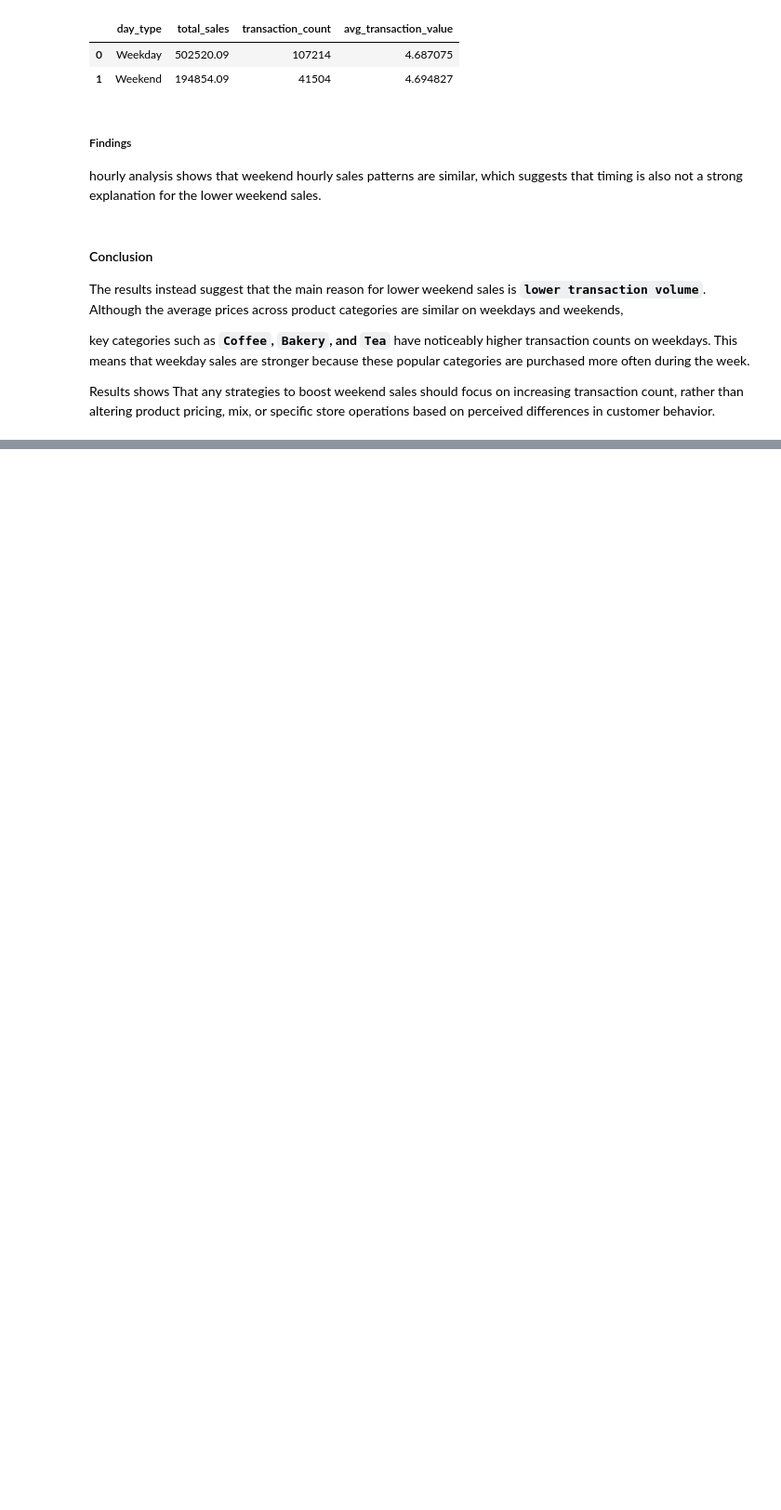
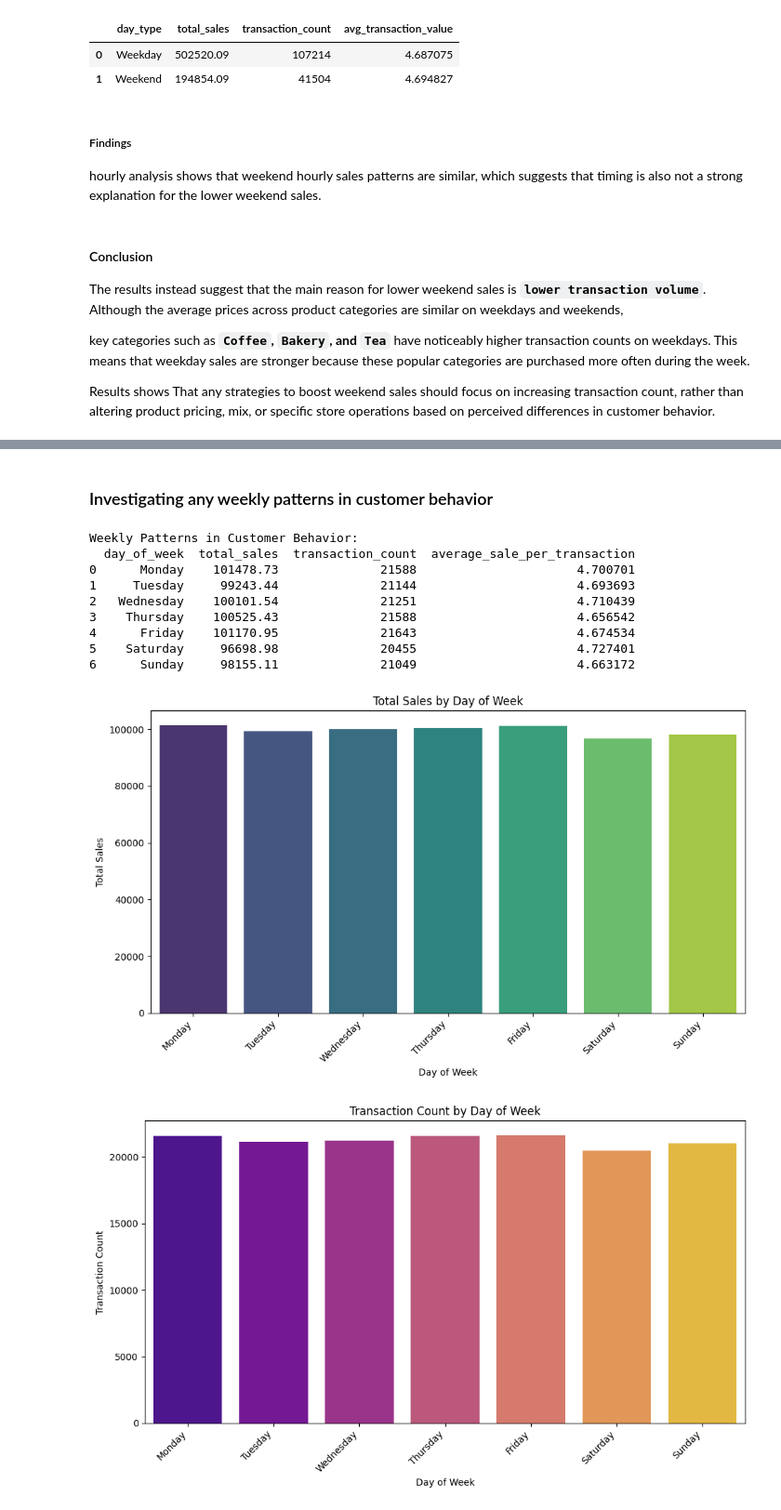
Before and after one commit to Lau-Jr/data-analysis-nmaist, a Jupyter notebook: EDA_Fundamentals.ipynb, the cells around one changed output, grey strips where cells are left out. Shown at 93% size. Drawn from its saved outputs; the diff is of its cells as text; code cells hidden in the pictures; blank space fills up the shorter version.

```diff
--- a/EDA_Fundamentals.ipynb
+++ b/EDA_Fundamentals.ipynb
@@ -1038,0 +1123,43 @@ operations based on perceived differences in customer behavior.
+# %% [markdown]
+### Investigating any weekly patterns in customer behavior
+# %%
+weekly_patterns = sales_df.groupby('day_of_week').agg(
+    total_sales=('total_sale_amount', 'sum'),
+    transaction_count=('transaction_id', 'count'),
+    average_sale_per_transaction=('total_sale_amount', 'mean')
+).reindex(day_order).reset_index()
+
+print("Weekly Patterns in Customer Behavior:")
+print(weekly_patterns)
+
+# Plotting weekly total sales
+plt.figure(figsize=(10, 6))
+sns.barplot(x='day_of_week', y='total_sales', data=weekly_patterns, palette='viridis', hue='day_of_week', legend=False)
+plt.title('Total Sales by Day of Week')
+plt.xlabel('Day of Week')
+plt.ylabel('Total Sales')
+plt.xticks(rotation=45, ha='right')
+plt.tight_layout()
+plt.show()  ## Dip in weekend (sales & txn count) but average_sale_per_transaction is constant
+
+# Plotting weekly transaction count
+plt.figure(figsize=(10, 6))
+sns.barplot(x='day_of_week', y='transaction_count', data=weekly_patterns, palette='plasma', hue='day_of_week', legend=False)
+plt.title('Transaction Count by Day of Week')
+plt.xlabel('Day of Week')
+plt.ylabel('Transaction Count')
+plt.xticks(rotation=45, ha='right')
+plt.tight_layout()
+plt.show() ## Dip in weekend (sales & txn count) but average_sale_per_transaction is constant
+# %% [output]
+Weekly Patterns in Customer Behavior:
+  day_of_week  total_sales  transaction_count  average_sale_per_transaction
+0      Monday    101478.73              21588                      4.700701
+1     Tuesday     99243.44              21144                      4.693693
+2   Wednesday    100101.54              21251                      4.710439
+3    Thursday    100525.43              21588                      4.656542
+4      Friday    101170.95              21643                      4.674534
+5    Saturday     96698.98              20455                      4.727401
+6      Sunday     98155.11              21049                      4.663172
+[figure, added]
+[figure, added]
```
Also changed, not shown: parts of 11 cells of this notebook.
